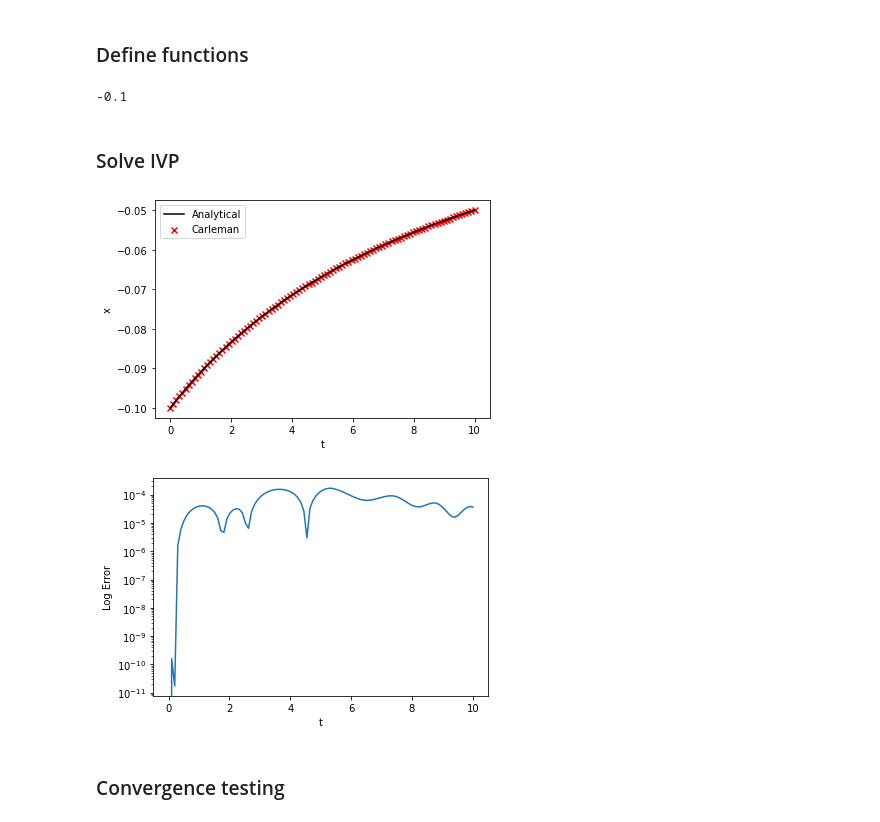
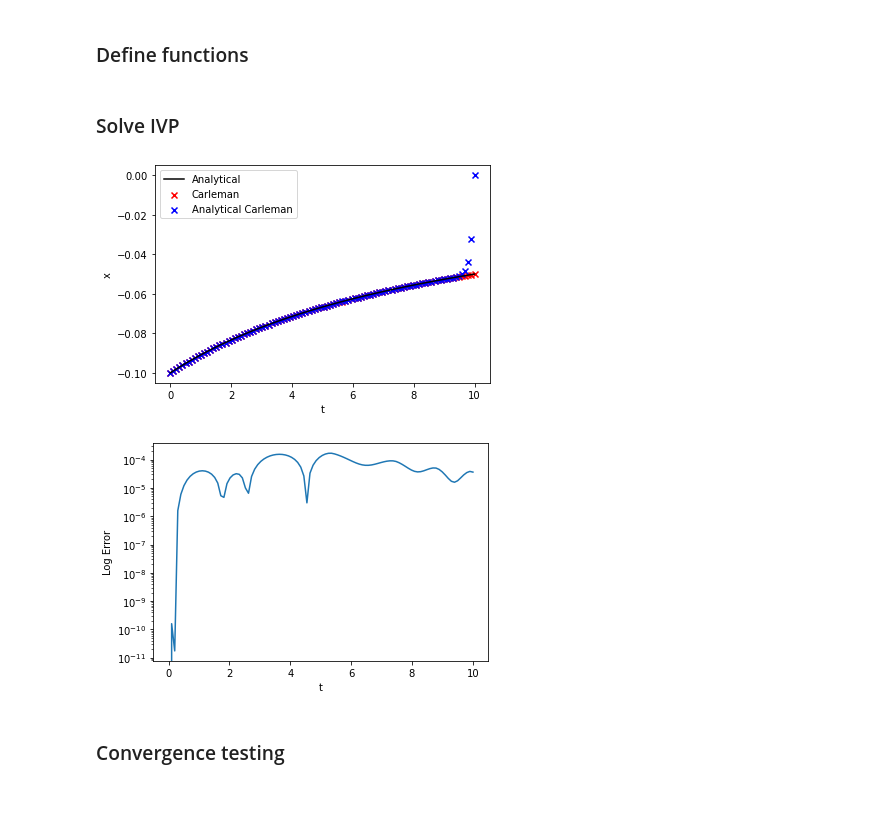
Before and after one commit to 1MChristensen/PhD-Work, a Jupyter notebook: Linearisation/Carleman/simple_carleman.ipynb, the cells around one changed output. Cells and saved outputs as stored; diff of their text form; code cells hidden in the pictures.

```diff
--- a/Linearisation/Carleman/simple_carleman.ipynb
+++ b/Linearisation/Carleman/simple_carleman.ipynb
@@ -21,9 +21,12 @@ def f_carleman(t, z, N):
 # Analytical solution
 def ana_x(t, x0):
   return -1/(t-1/x0)
-print(ana_x(0, -0.1))
+
+def ana_carleman(t, x0, N):
+  tot = 0
+  for i in range(1,N+1):
+    tot += x0**i * t**(i-1)
+  return tot
-# %% [output]
--0.1
 # %% [markdown]
 ### Solve IVP
 # %%
@@ -38,34 +41,35 @@ x0 = -0.1
 # Solve nonlinear ODE
 sol_nonlinear = solve_ivp(f, [t0, t_fin], [x0], t_eval=t)
 
 # Solve Carleman linear ODE
 N = 100
 x0_carleman = np.array([x0**i for i in range(1,N+1)])
 sol_carleman = solve_ivp(f_carleman, [t0, t_fin], x0_carleman, t_eval=t, args=(N,))
 
 # Plot
 tlim = 100
 #plt.plot(t[:tlim], sol_nonlinear.y[0][:tlim], label='Nonlinear', color='black')
 plt.plot(t[:tlim], ana_x(t, x0)[:tlim], label='Analytical', color='black')
 plt.scatter(t[:tlim], sol_carleman.y[0][:tlim], label='Carleman', marker='x', color='red')
+plt.scatter(t[:tlim], ana_carleman(t, x0, N)[:tlim], label='Analytical Carleman', marker='x', color='blue')
 #plt.xlim([0, 10])
 plt.legend()
 plt.xlabel('t')
 plt.ylabel('x')
 plt.savefig('plots/ana_vs_carl.pdf')
 plt.show()
 
 # Error
 error = abs(sol_carleman.y[0] - ana_x(t, x0))/abs(ana_x(t, x0))
 
 plt.plot(t, error)
 plt.yscale('log')
 plt.xlabel('t')
 plt.ylabel('Log Error')
 plt.savefig('plots/single_error.pdf')
 plt.show()
 # %% [output]
-[figure, old version]
+[figure, new version]
 [figure]
 # %% [markdown]
 ### Convergence testing
```
Also changed, not shown: 11 other files.
